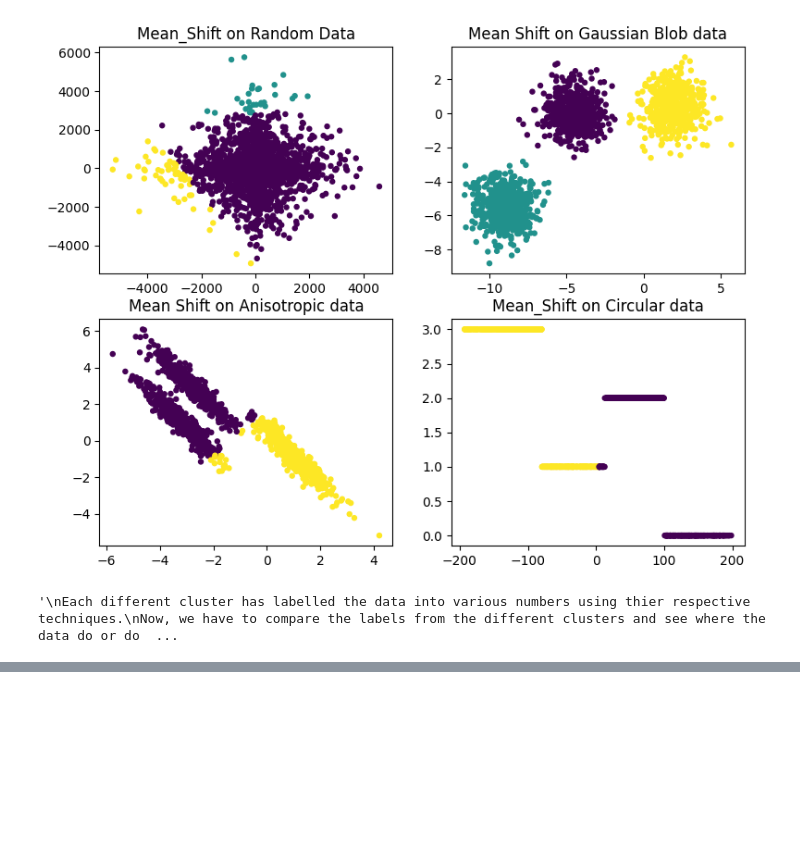
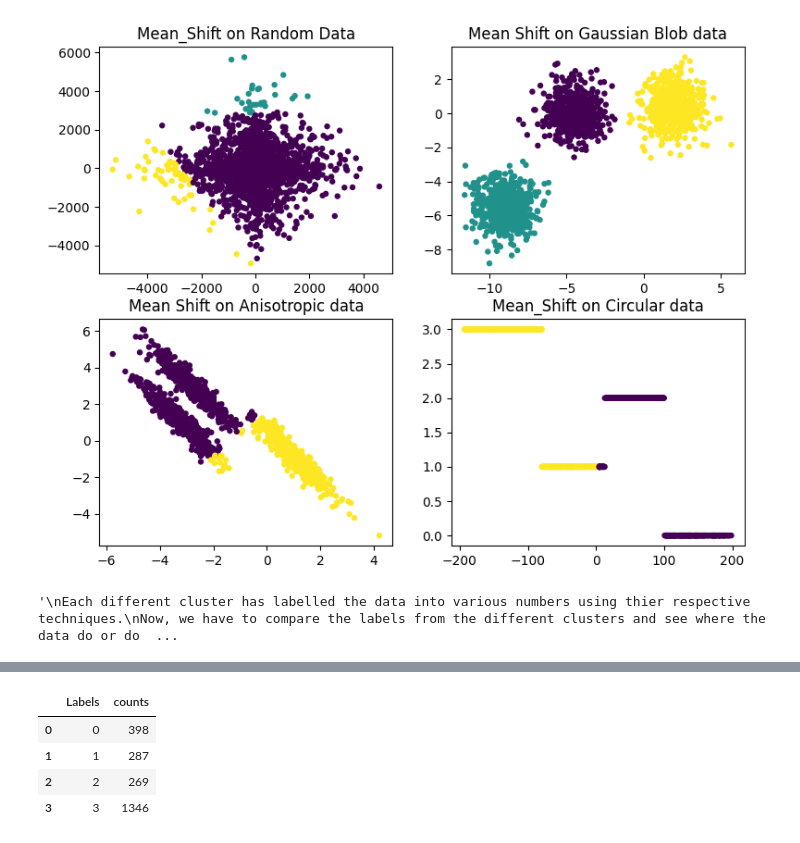
Before and after one commit to KizMan-23/unsupervised_models, a Jupyter notebook: clusters.ipynb, the cells around one changed output, grey strips where cells are left out. Drawn from its saved outputs; the diff is of its cells as text; code cells hidden in the pictures; blank space fills up the shorter version.

```diff
--- a/clusters.ipynb
+++ b/clusters.ipynb
@@ -341,0 +342,13 @@ Name: count, Length: 2300, dtype: int64
+# %%
+class_kmeans_size  = df.groupby('Labels').size().reset_index(name='counts')
+class_agglo_size = df.groupby('Agglo_Labels').size().reset_index(name='count')
+class_db_size = df.groupby('DB_Labels').size().reset_index(name='count')
+class_mean_size = df.groupby('Mean_Shift_Labels').size().reset_index(name='count')
+# %%
+class_kmeans_size
+# %% [output]
+|  | Labels | counts |
+| 0 | 0 | 398 |
+| 1 | 1 | 287 |
+| 2 | 2 | 269 |
+| 3 | 3 | 1346 |
```
Also changed, not shown: parts of 6 cells of this notebook, 1 other file.
